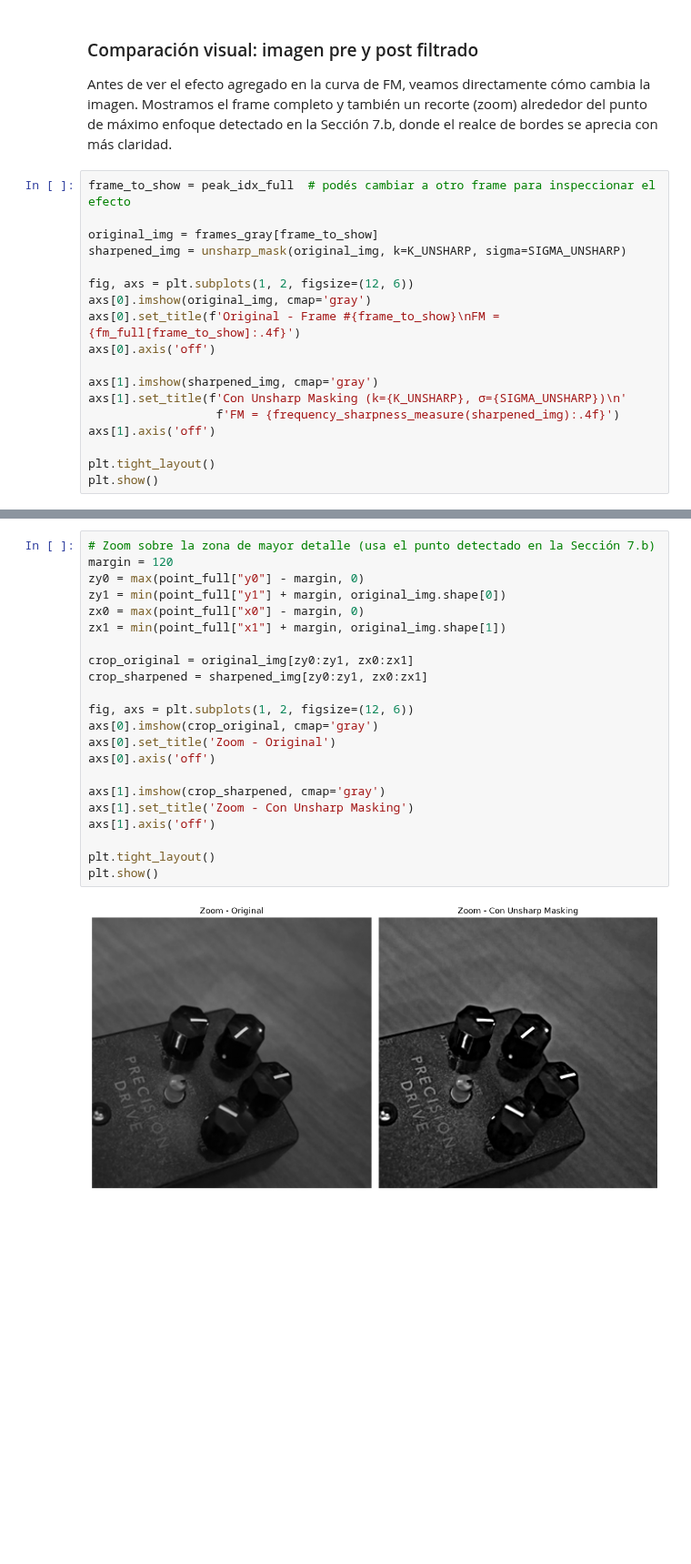
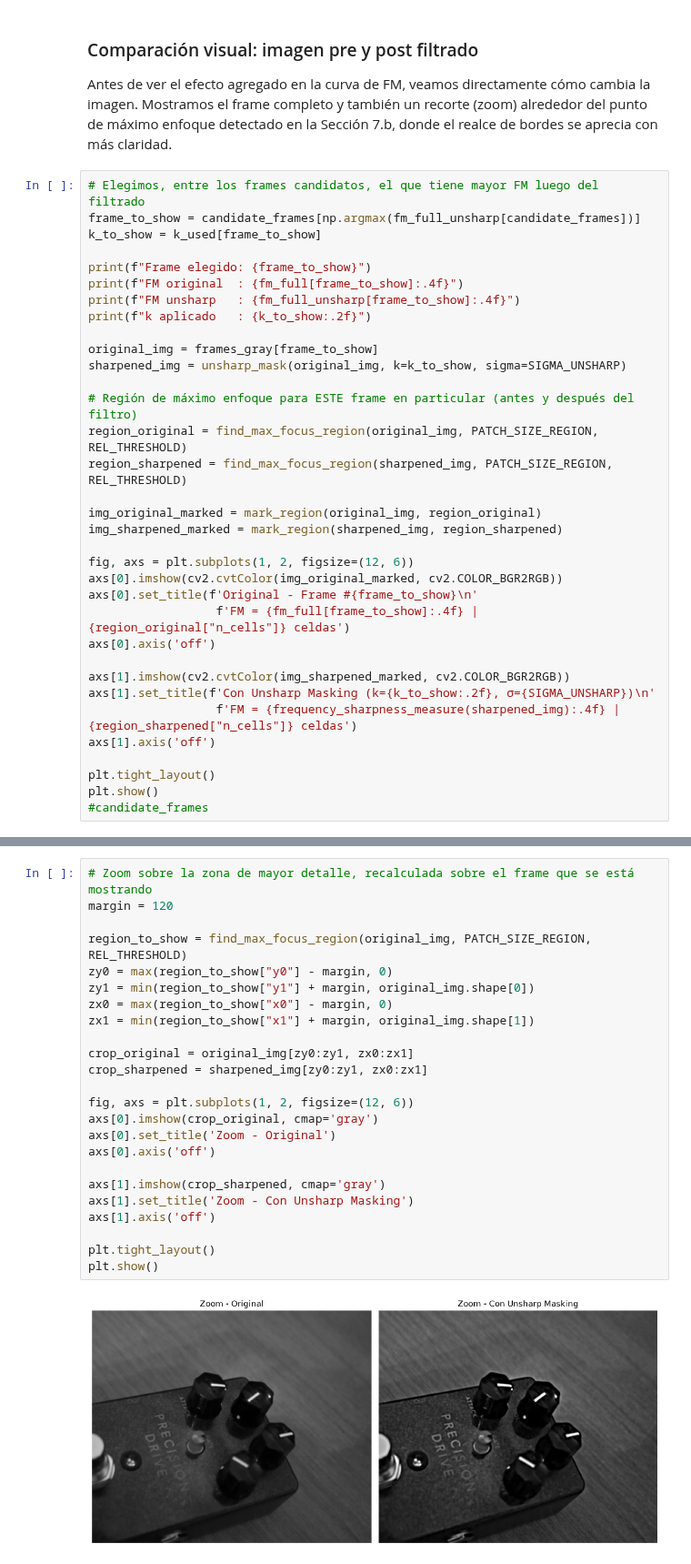
Before and after one commit to manuel-dieguezw/CEIA, a Jupyter notebook: VpC/TP2/TP2_focus_detection.ipynb, the cells around one changed output, grey strips where cells are left out. Shown at 91% size. Drawn from its saved outputs; the diff is of its cells as text; blank space fills up the shorter version.

```diff
--- a/VpC/TP2/TP2_focus_detection.ipynb
+++ b/VpC/TP2/TP2_focus_detection.ipynb
@@ -424,21 +489,37 @@ la imagen. Mostramos el frame completo y también un recorte (zoom) alrededor de
 punto de máximo enfoque detectado en la Sección 7.b, donde el realce de bordes se
 aprecia con más claridad.
 # %%
-frame_to_show = peak_idx_full  # podés cambiar a otro frame para inspeccionar el efecto
+# Elegimos, entre los frames candidatos, el que tiene mayor FM luego del filtrado
+frame_to_show = candidate_frames[np.argmax(fm_full_unsharp[candidate_frames])]
+k_to_show = k_used[frame_to_show]
+
+print(f"Frame elegido: {frame_to_show}")
+print(f"FM original  : {fm_full[frame_to_show]:.4f}")
+print(f"FM unsharp   : {fm_full_unsharp[frame_to_show]:.4f}")
+print(f"k aplicado   : {k_to_show:.2f}")
 
 original_img = frames_gray[frame_to_show]
-sharpened_img = unsharp_mask(original_img, k=K_UNSHARP, sigma=SIGMA_UNSHARP)
+sharpened_img = unsharp_mask(original_img, k=k_to_show, sigma=SIGMA_UNSHARP)
+
+# Región de máximo enfoque para ESTE frame en particular (antes y después del filtro)
+region_original = find_max_focus_region(original_img, PATCH_SIZE_REGION, REL_THRESHOLD)
+region_sharpened = find_max_focus_region(sharpened_img, PATCH_SIZE_REGION, REL_THRESHOLD)
+
+img_original_marked = mark_region(original_img, region_original)
+img_sharpened_marked = mark_region(sharpened_img, region_sharpened)
 
 fig, axs = plt.subplots(1, 2, figsize=(12, 6))
-axs[0].imshow(original_img, cmap='gray')
-axs[0].set_title(f'Original - Frame #{frame_to_show}\nFM = {fm_full[frame_to_show]:.4f}')
+axs[0].imshow(cv2.cvtColor(img_original_marked, cv2.COLOR_BGR2RGB))
+axs[0].set_title(f'Original - Frame #{frame_to_show}\n'
+                  f'FM = {fm_full[frame_to_show]:.4f} | {region_original["n_cells"]} celdas')
 axs[0].axis('off')
 
-axs[1].imshow(sharpened_img, cmap='gray')
-axs[1].set_title(f'Con Unsharp Masking (k={K_UNSHARP}, σ={SIGMA_UNSHARP})\n'
-                  f'FM = {frequency_sharpness_measure(sharpened_img):.4f}')
+axs[1].imshow(cv2.cvtColor(img_sharpened_marked, cv2.COLOR_BGR2RGB))
+axs[1].set_title(f'Con Unsharp Masking (k={k_to_show:.2f}, σ={SIGMA_UNSHARP})\n'
+                  f'FM = {frequency_sharpness_measure(sharpened_img):.4f} | {region_sharpened["n_cells"]} celdas')
 axs[1].axis('off')
 
 plt.tight_layout()
 plt.show()
+#candidate_frames
 # %% [output]
@@ -446,27 +531,29 @@ plt.show()
 # %%
-# Zoom sobre la zona de mayor detalle (usa el punto detectado en la Sección 7.b)
+# Zoom sobre la zona de mayor detalle, recalculada sobre el frame que se está mostrando
 margin = 120
-zy0 = max(point_full["y0"] - margin, 0)
-zy1 = min(point_full["y1"] + margin, original_img.shape[0])
-zx0 = max(point_full["x0"] - margin, 0)
-zx1 = min(point_full["x1"] + margin, original_img.shape[1])
+
+region_to_show = find_max_focus_region(original_img, PATCH_SIZE_REGION, REL_THRESHOLD)
+zy0 = max(region_to_show["y0"] - margin, 0)
+zy1 = min(region_to_show["y1"] + margin, original_img.shape[0])
+zx0 = max(region_to_show["x0"] - margin, 0)
+zx1 = min(region_to_show["x1"] + margin, original_img.shape[1])
 
 crop_original = original_img[zy0:zy1, zx0:zx1]
 crop_sharpened = sharpened_img[zy0:zy1, zx0:zx1]
 
 fig, axs = plt.subplots(1, 2, figsize=(12, 6))
 axs[0].imshow(crop_original, cmap='gray')
 axs[0].set_title('Zoom - Original')
 axs[0].axis('off')
 
 axs[1].imshow(crop_sharpened, cmap='gray')
 axs[1].set_title('Zoom - Con Unsharp Masking')
 axs[1].axis('off')
 
 plt.tight_layout()
 plt.show()
 # %% [output]
-[figure, old version]
+[figure, new version]
 # %%
 fig, ax = plt.subplots(figsize=(10, 5))
 ax.plot(fm_full_smooth, label='FM original (suavizado)', color='navy')
```
Also changed, not shown: parts of 14 cells of this notebook.
